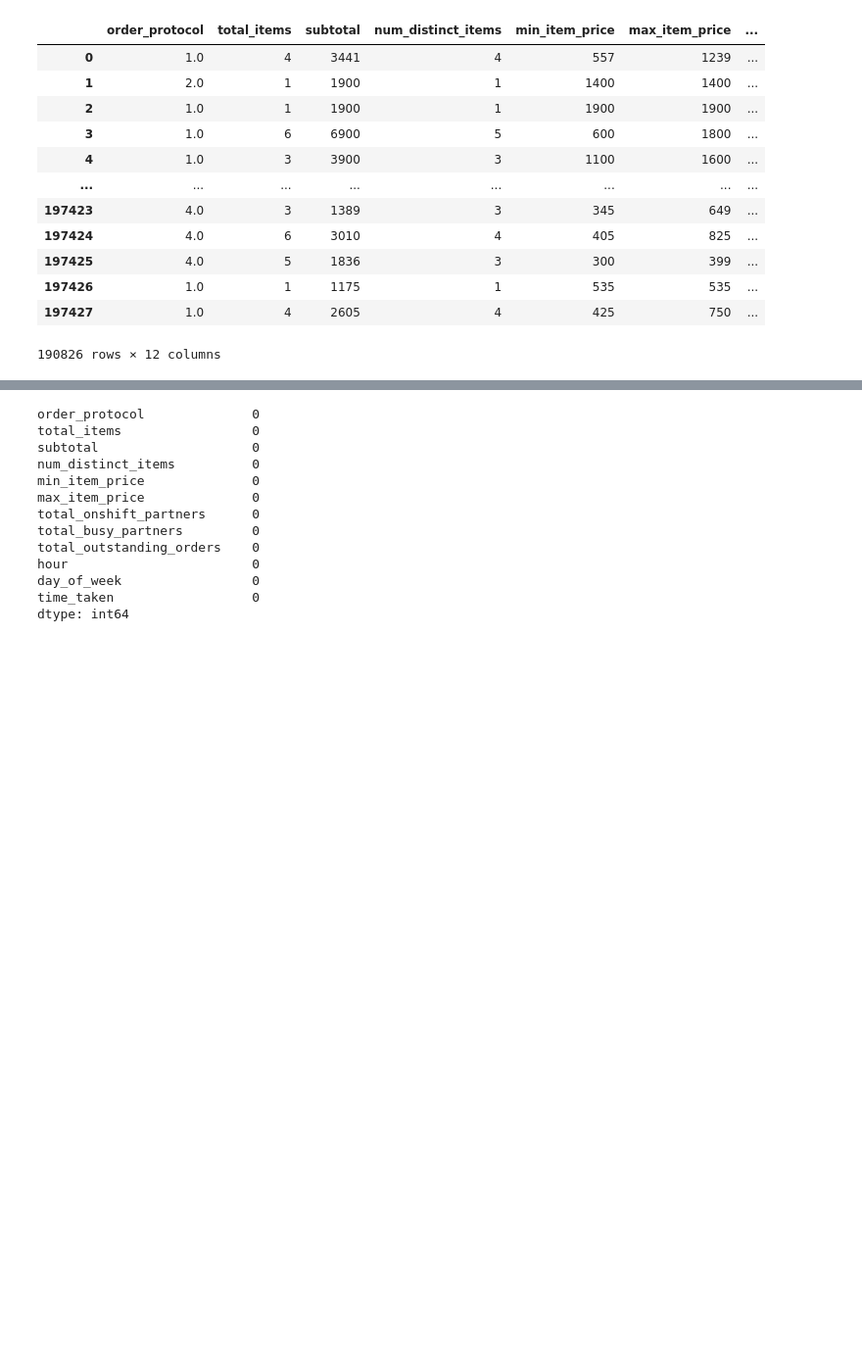
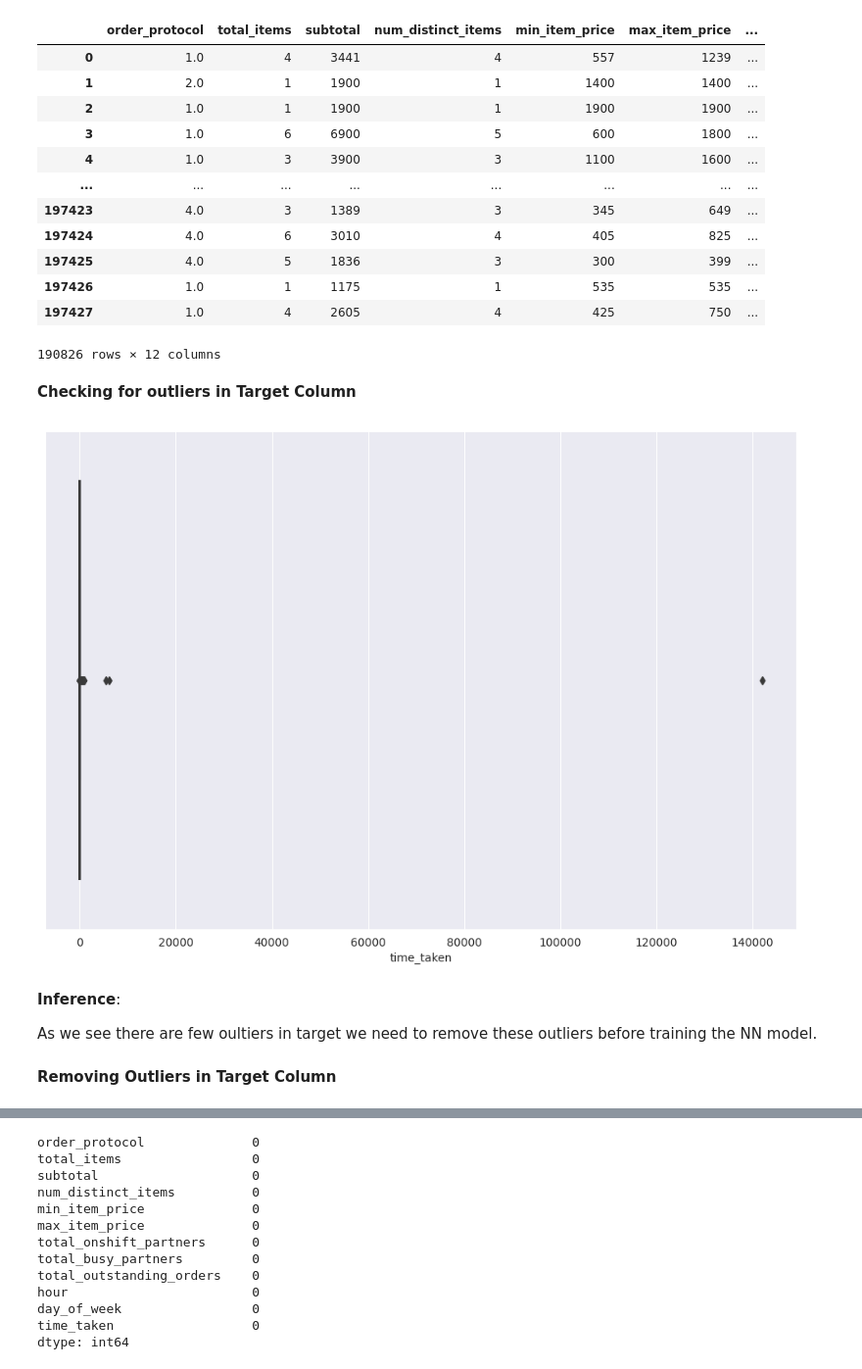
Before and after one commit to RahulHipparkar/Porter-NN-Regression, a Jupyter notebook: porter-nn-regression.ipynb, the cells around one changed output, grey strips where cells are left out. Shown at 98% size. Cells and saved outputs as stored; diff of their text form; code cells hidden in the pictures; blank space fills up the shorter version.

```diff
--- a/porter-nn-regression.ipynb
+++ b/porter-nn-regression.ipynb
@@ -586,3 +583,17 @@ df
 | 197426 | 1.0 | 1 | 1175 | 1 | 535 | 535 | ... |
 | 197427 | 1.0 | 4 | 2605 | 4 | 425 | 750 | ... |
 190826 rows × 12 columns
+# %% [markdown]
+**Checking for outliers in Target Column**
+# %%
+plt.figure(figsize=(12,8))
+sns.boxplot(data = df, x = 'time_taken', color = '#7209B7')
+plt.show()
+# %% [output]
+[figure, added]
+# %% [markdown]
+**Inference**:
+
+As we see there are few oultiers in target we need to remove these outliers before training the NN model.
+# %% [markdown]
+**Removing Outliers in Target Column**
```
Also changed, not shown: parts of 35 cells of this notebook.
